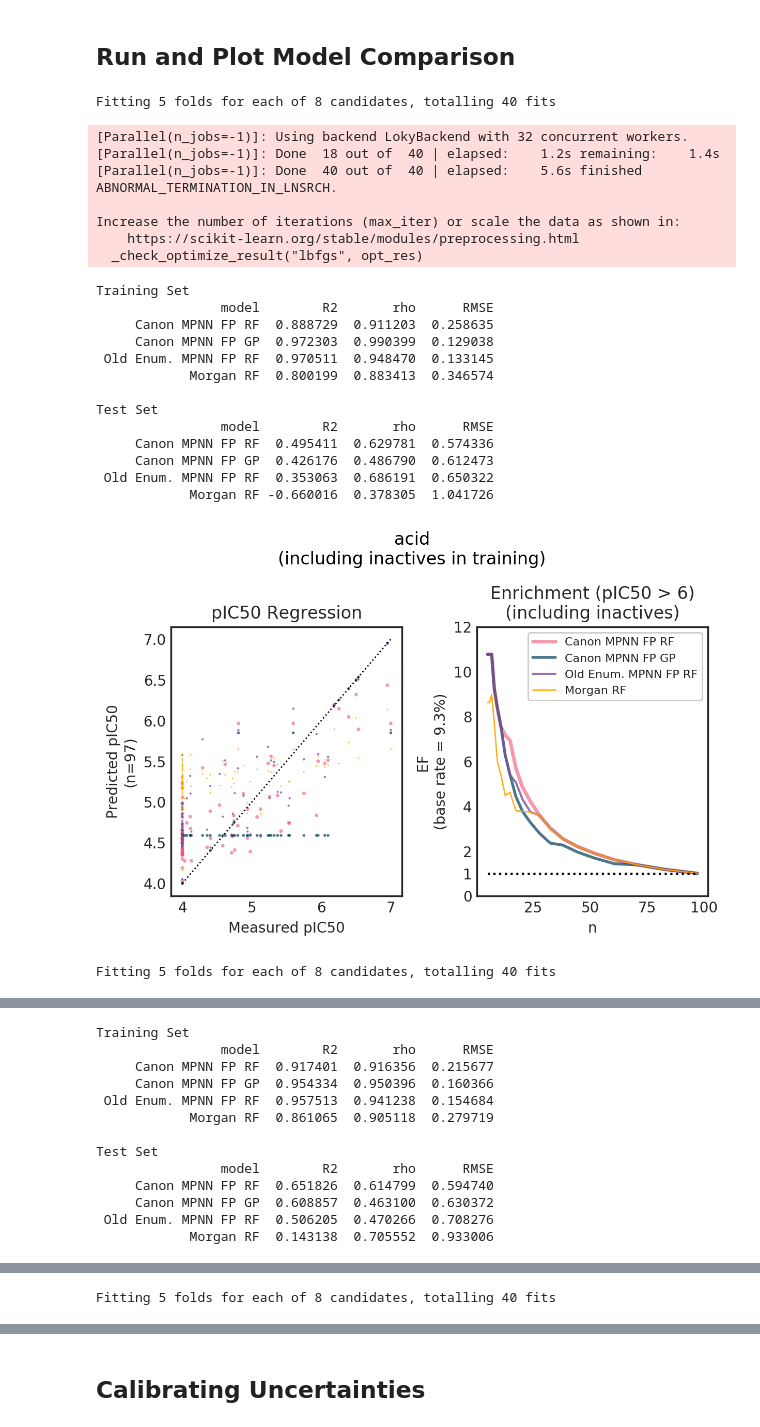
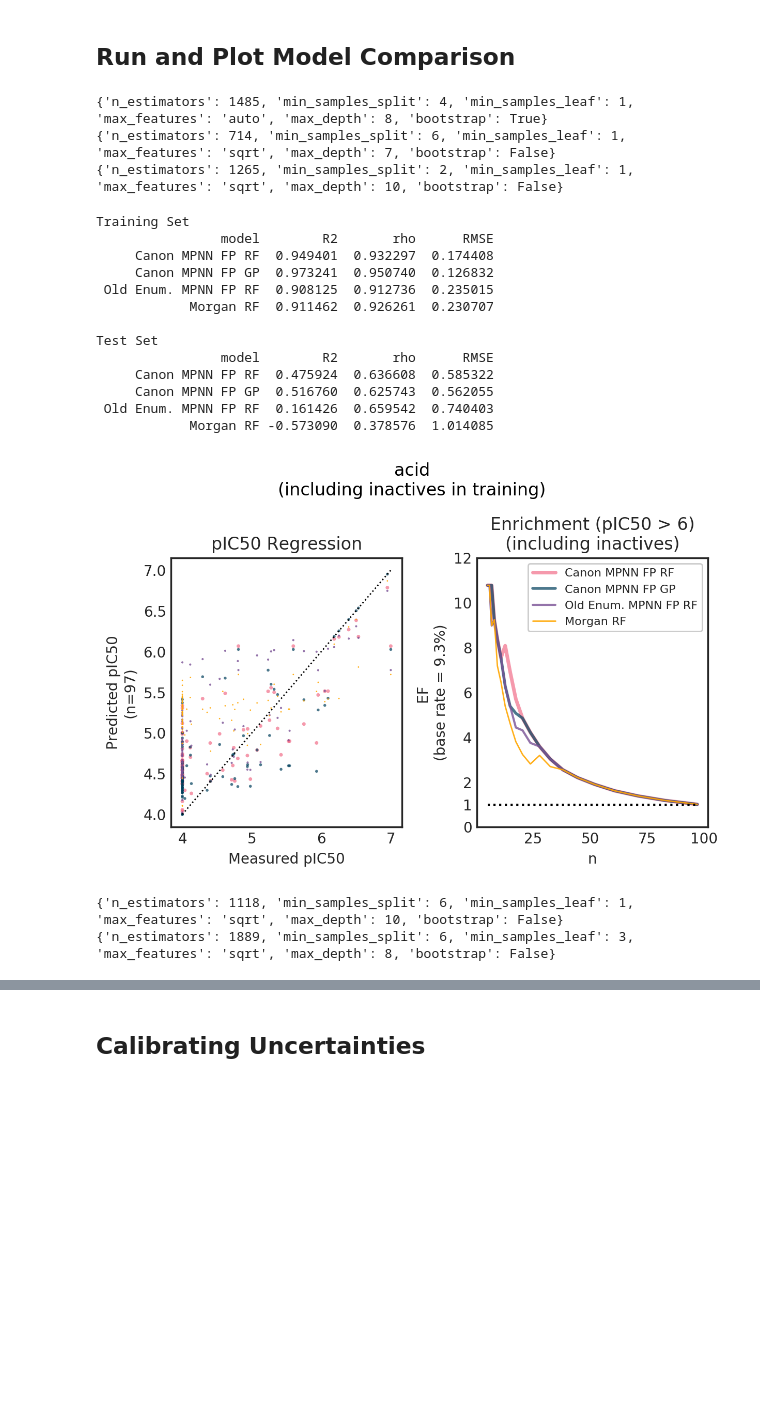
Before and after one commit to wjm41/ugi_gnn, a Jupyter notebook: notebooks/fps_regression.ipynb, the cells around one changed output, grey strips where cells are left out. Cells and saved outputs as stored; diff of their text form; code cells hidden in the pictures; blank space fills up the shorter version.

Commit message:
added uncertain RF & error curves ; changed hyper search ; % duplicated

```diff
--- a/notebooks/fps_regression.ipynb
+++ b/notebooks/fps_regression.ipynb
@@ -509,8 +509,9 @@ def fit_forest(X,y, uncertain=False):
     # Number of features to consider at every split
     max_features = ['auto', 'sqrt']
     # Maximum number of levels in tree
-    max_depth = [int(x) for x in np.linspace(1, 110, num = 50)]
-    max_depth.append(None)
+    max_depth = [int(x) for x in np.linspace(1, 10, num = 10)]
+    # max_depth = [int(x) for x in np.linspace(1, 110, num = 10)]
+    # max_depth.append(None)
     # Minimum number of samples required to split a node
     min_samples_split = [2, 4, 6, 8, 10]
     # Minimum number of samples required at each leaf node
@@ -525,9 +526,9 @@ def fit_forest(X,y, uncertain=False):
                'min_samples_leaf': min_samples_leaf,
                'bootstrap': bootstrap}
     # params = {'n_estimators': [1000], 'max_depth': [1, 2]}
-    search = RandomizedSearchCV(model, params, n_iter=10, n_jobs=-1, cv=5)
+    search = RandomizedSearchCV(model, params, n_iter=100, n_jobs=-1, cv=5, scoring='neg_mean_squared_error')
     model  = search.fit(X, y).best_estimator_
-    # print(search.best_params_)
+    print(search.best_params_)
     return model
 
 def fit_gp(X,y):
@@ -550,7 +551,8 @@ def fit_gp(X,y):
 
     params = {'kernel': kernel_list}
     # define search
-    search = GridSearchCV(GaussianProcessRegressor(normalize_y=True), params, cv=5, n_jobs=-1, verbose=1)
+    search = GridSearchCV(GaussianProcessRegressor(alpha=1e-6,
+        normalize_y=True), params, cv=5, n_jobs=-1, verbose=1, scoring='neg_mean_squared_error')
     # perform the search
     results = search.fit(X, y)
     # print('Best params_: {}'.format(results.best_params_))
@@ -611,6 +613,7 @@ def plot_comparison(y_test, test_inds, pred_list, model_names,  title, threshold
     if n == 4:
         color_list = ['#ef5675', '#003f5c', '#7a5195', '#ffa600']
         alpha_list = [0.6, 0.7, 0.8, 0.9]
+        marker_list = ['o', 'x', 's', '+']
         lw_list = [2.5, 2, 1.5, 1]
 
     with plt.style.context('seaborn-white'):
@@ -618,7 +621,7 @@ def plot_comparison(y_test, test_inds, pred_list, model_names,  title, threshold
         axs[0].plot([np.amin(y_test), np.amax(y_test)], [np.amin(y_test), np.amax(y_test)], 'k:', lw=1)
 
         for n, preds in enumerate(pred_list):
-            axs[0].scatter(y_test[test_inds], preds[test_inds], alpha=alpha_list[n], label=model_names[n], c=color_list[n], s=np.square(np.array(lw_list))[n], edgecolors='none')
+            axs[0].scatter(y_test[test_inds], preds[test_inds], alpha=alpha_list[n], label=model_names[n], c=color_list[n], s=4, marker=marker_list[n], edgecolors='none')
             axs[1].plot(n_list, EFs[n], '-', alpha=alpha_list[n], label=model_names[n], color=color_list[n], lw=lw_list[n])
 
         axs[0].set_title('pIC50 Regression')
@@ -681,10 +684,10 @@ for i, y_test in enumerate(ys):
     rf_fps_old= fit_forest(X_train_fps_old, y_train.flatten(), uncertain=True)
     rf_fps_taut = fit_forest(X_train_fps_taut, y_train.flatten(), uncertain=True)
     rf_morgan = fit_forest(X_train_morgan_np, y_train.flatten(), uncertain = True)
-    gpr_taut = fit_gp(X_train_fps_taut, y_train.flatten())
+    # gpr_taut = fit_gp(X_train_fps_taut, y_train.flatten())
 
-    # gpr_taut = GaussianProcessRegressor(alpha=1e-6, kernel=Matern(0.1, nu=0.5), normalize_y=True).fit(
-    #     X_train_fps_taut, y_train.flatten())
+    gpr_taut = GaussianProcessRegressor(alpha=1e-6, kernel=Matern(0.1, nu=0.5), normalize_y=True).fit(
+        X_train_fps_taut, y_train.flatten())
 
     models = {'Canon MPNN FP RF': rf_fps_taut,
               'Canon MPNN FP GP': gpr_taut,
@@ -703,53 +706,48 @@ for i, y_test in enumerate(ys):
             pred_list.append(test_pred)
             train_dfs.append(train_metrics)
             test_dfs.append(test_metrics)
 
     df_train = pd.concat(train_dfs)
     print('Training Set')
     print(df_train.to_string(index=False))
 
     df_test = pd.concat(test_dfs)
     print('\nTest Set')
     print(df_test.to_string(index=False))
 
     plot_comparison(y_test, test_inds_list[i], pred_list, model_names, title=split_names[i])
     # compare_models(X_train_fps_old, X_train_fps_taut, X_train_morgan_np, y_train,
                 #    X_test_fps_old, X_test_fps_taut, X_test_morgan_np,  y_test,
                 #    title=split_names[i], threshold=threshold)
 
 # old_train, old_test = train_test_split(np.concatenate(xs_old), random_state=42)
 # taut_train, taut_test = train_test_split(np.concatenate(xs_taut), random_state=42)
 
 # xs_morgan_fp = [fp_to_numpy(x) for fp in xs_morgan for x in fp ]
 # x_morgan_train, x_morgan_test = train_test_split(xs_morgan_fp, random_state=42)
 
 # y_train, y_test = train_test_split(np.concatenate(ys), random_state=42)
 
 # compare_models(old_train, taut_train, x_morgan_train, y_train,
 #               old_test, taut_test, x_morgan_test,  y_test,
 #               title='random_all', threshold=threshold)
 # %% [output]
-Fitting 5 folds for each of 8 candidates, totalling 40 fits
+{'n_estimators': 1485, 'min_samples_split': 4, 'min_samples_leaf': 1, 'max_features': 'auto', 'max_depth': 8, 'bootstrap': True}
+{'n_estimators': 714, 'min_samples_split': 6, 'min_samples_leaf': 1, 'max_features': 'sqrt', 'max_depth': 7, 'bootstrap': False}
+{'n_estimators': 1265, 'min_samples_split': 2, 'min_samples_leaf': 1, 'max_features': 'sqrt', 'max_depth': 10, 'bootstrap': False}
-[Parallel(n_jobs=-1)]: Using backend LokyBackend with 32 concurrent workers.
-[Parallel(n_jobs=-1)]: Done  18 out of  40 | elapsed:    1.2s remaining:    1.4s
-[Parallel(n_jobs=-1)]: Done  40 out of  40 | elapsed:    5.6s finished
-ABNORMAL_TERMINATION_IN_LNSRCH.
+Training Set
+                model        R2       rho      RMSE
+     Canon MPNN FP RF  0.949401  0.932297  0.174408
+     Canon MPNN FP GP  0.973241  0.950740  0.126832
+ Old Enum. MPNN FP RF  0.908125  0.912736  0.235015
+            Morgan RF  0.911462  0.926261  0.230707
 
-Increase the number of iterations (max_iter) or scale the data as shown in:
-    https://scikit-learn.org/stable/modules/preprocessing.html
-  _check_optimize_result("lbfgs", opt_res)
+Test Set
+                model        R2       rho      RMSE
+     Canon MPNN FP RF  0.475924  0.636608  0.585322
+     Canon MPNN FP GP  0.516760  0.625743  0.562055
+ Old Enum. MPNN FP RF  0.161426  0.659542  0.740403
+            Morgan RF -0.573090  0.378576  1.014085
+[figure, new version]
-Training Set
-                model        R2       rho      RMSE
-     Canon MPNN FP RF  0.888729  0.911203  0.258635
-     Canon MPNN FP GP  0.972303  0.990399  0.129038
- Old Enum. MPNN FP RF  0.970511  0.948470  0.133145
-            Morgan RF  0.800199  0.883413  0.346574
-
-Test Set
-                model        R2       rho      RMSE
-     Canon MPNN FP RF  0.495411  0.629781  0.574336
-     Canon MPNN FP GP  0.426176  0.486790  0.612473
- Old Enum. MPNN FP RF  0.353063  0.686191  0.650322
-            Morgan RF -0.660016  0.378305  1.041726
+{'n_estimators': 1118, 'min_samples_split': 6, 'min_samples_leaf': 1, 'max_features': 'sqrt', 'max_depth': 10, 'bootstrap': False}
+{'n_estimators': 1889, 'min_samples_split': 6, 'min_samples_leaf': 3, 'max_features': 'sqrt', 'max_depth': 8, 'bootstrap': False}
-[figure, old version]
-Fitting 5 folds for each of 8 candidates, totalling 40 fits
@@ -759,13 +753,0 @@ Fitting 5 folds for each of 8 candidates, totalling 40 fits
-Training Set
-                model        R2       rho      RMSE
-     Canon MPNN FP RF  0.917401  0.916356  0.215677
-     Canon MPNN FP GP  0.954334  0.950396  0.160366
- Old Enum. MPNN FP RF  0.957513  0.941238  0.154684
-            Morgan RF  0.861065  0.905118  0.279719
-
-Test Set
-                model        R2       rho      RMSE
-     Canon MPNN FP RF  0.651826  0.614799  0.594740
-     Canon MPNN FP GP  0.608857  0.463100  0.630372
- Old Enum. MPNN FP RF  0.506205  0.470266  0.708276
-            Morgan RF  0.143138  0.705552  0.933006
@@ -773 +753,0 @@ Test Set
-Fitting 5 folds for each of 8 candidates, totalling 40 fits
```
Also changed, not shown: parts of 2 cells of this notebook, 1 other file.
